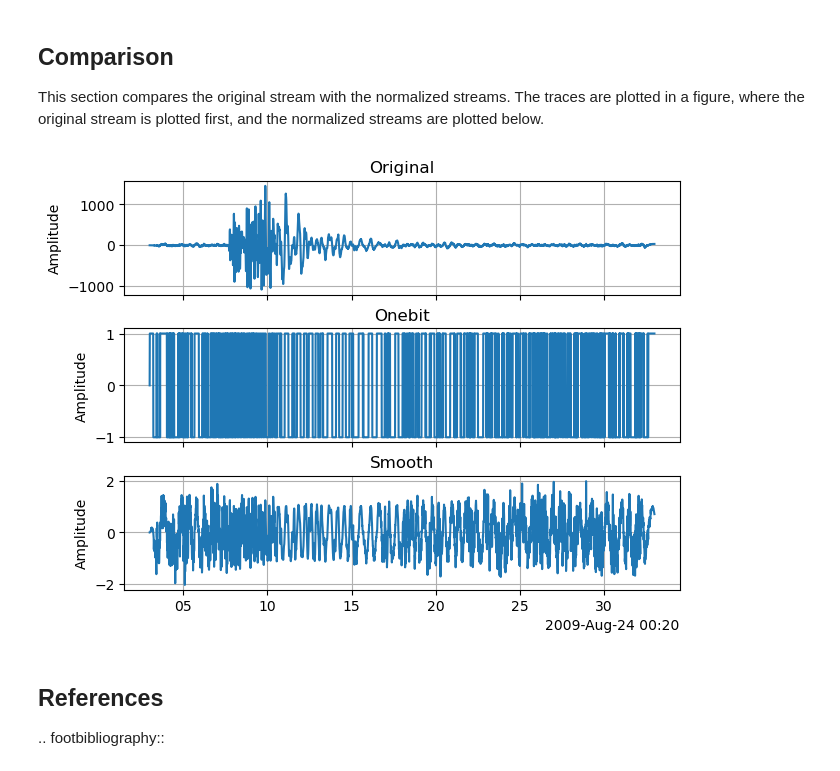
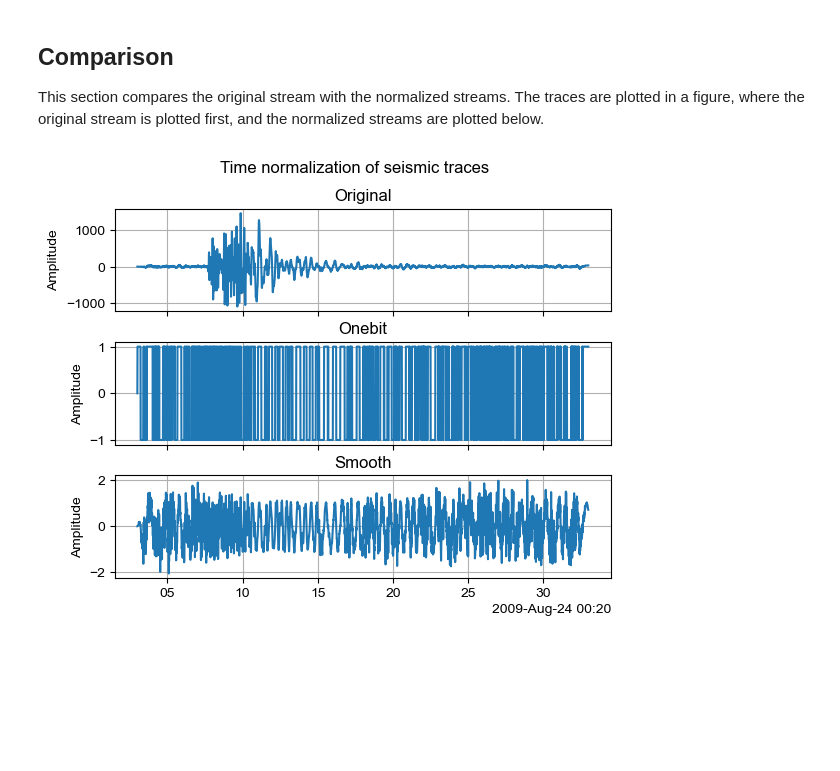
Before and after one commit to leonard-seydoux/covseisnet, a Jupyter notebook: docs/source/examples/normalization.ipynb, the cells around one changed output. Drawn from its saved outputs; the diff is of its cells as text; code cells hidden in the pictures; blank space fills up the shorter version.

```diff
--- a/docs/source/examples/normalization.ipynb
+++ b/docs/source/examples/normalization.ipynb
@@ -52,23 +61,22 @@ and the normalized streams are plotted below.
 # %%
 # Concatenate the original stream with the normalized streams
 streams = [stream] + normalized_streams
 labels = ["original"] + normalization_methods
 
 # Create gigure
-fig, axes = plt.subplots(len(streams), sharex=True, constrained_layout=True)
+fig, axes = plt.subplots(len(streams), sharex=True, gridspec_kw={"hspace": 0.3})
 
 # Plot each case
 for ax, stream, label in zip(axes, streams, labels):
     ax.plot(stream.times("matplotlib"), stream.traces[0].data)
     ax.set_title(label.title())
     ax.set_ylabel("Amplitude")
     ax.grid()
 
+# Set the title
+fig.suptitle("Time normalization of seismic traces")
+
 # Set the x-axis label
 csn.plot.dateticks(axes[-1])
 # %% [output]
-[figure, old version]
+[figure, new version]
-# %% [markdown]
-## References
-
-.. footbibliography::
```
Also changed, not shown: parts of 6 cells of this notebook, 8 other files.
